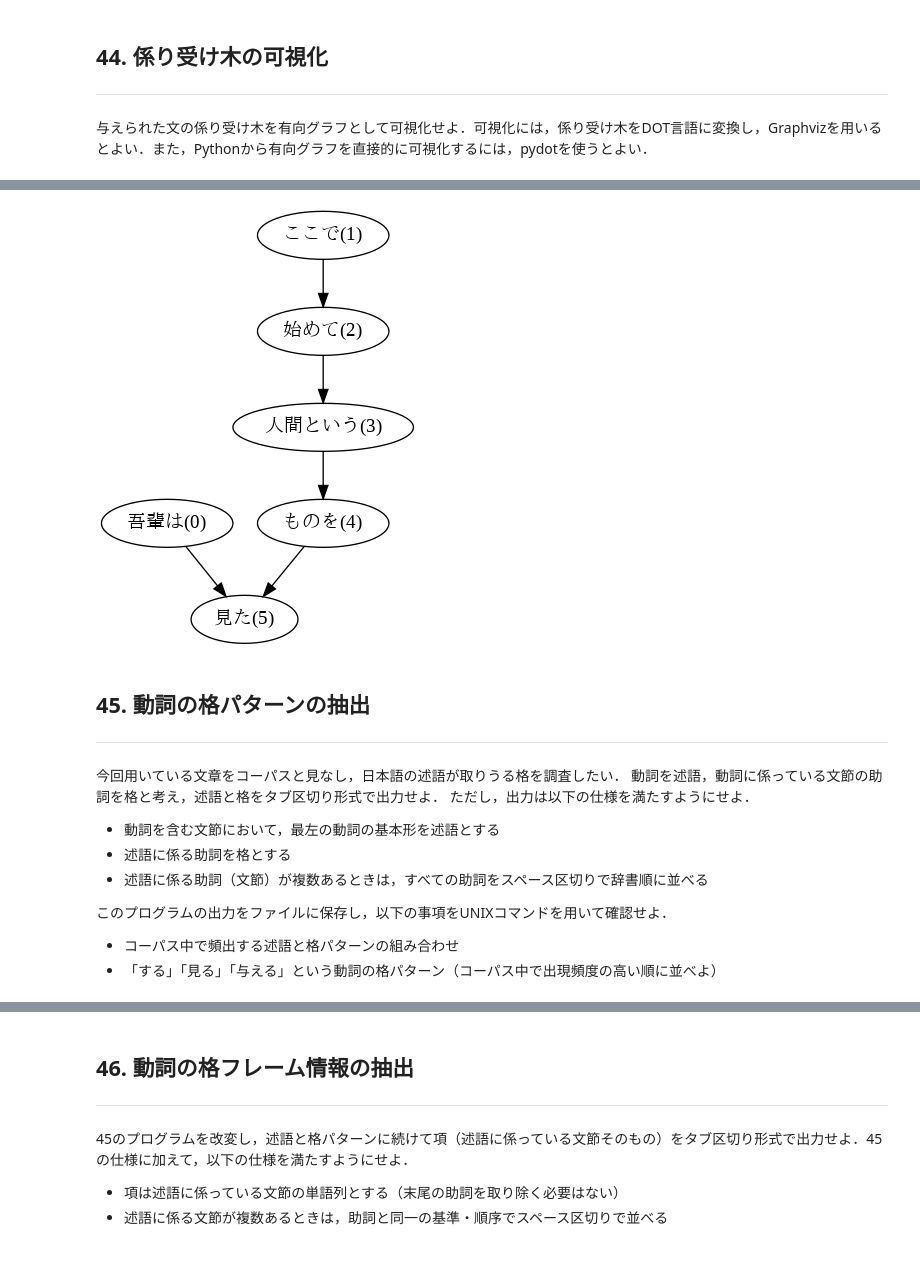
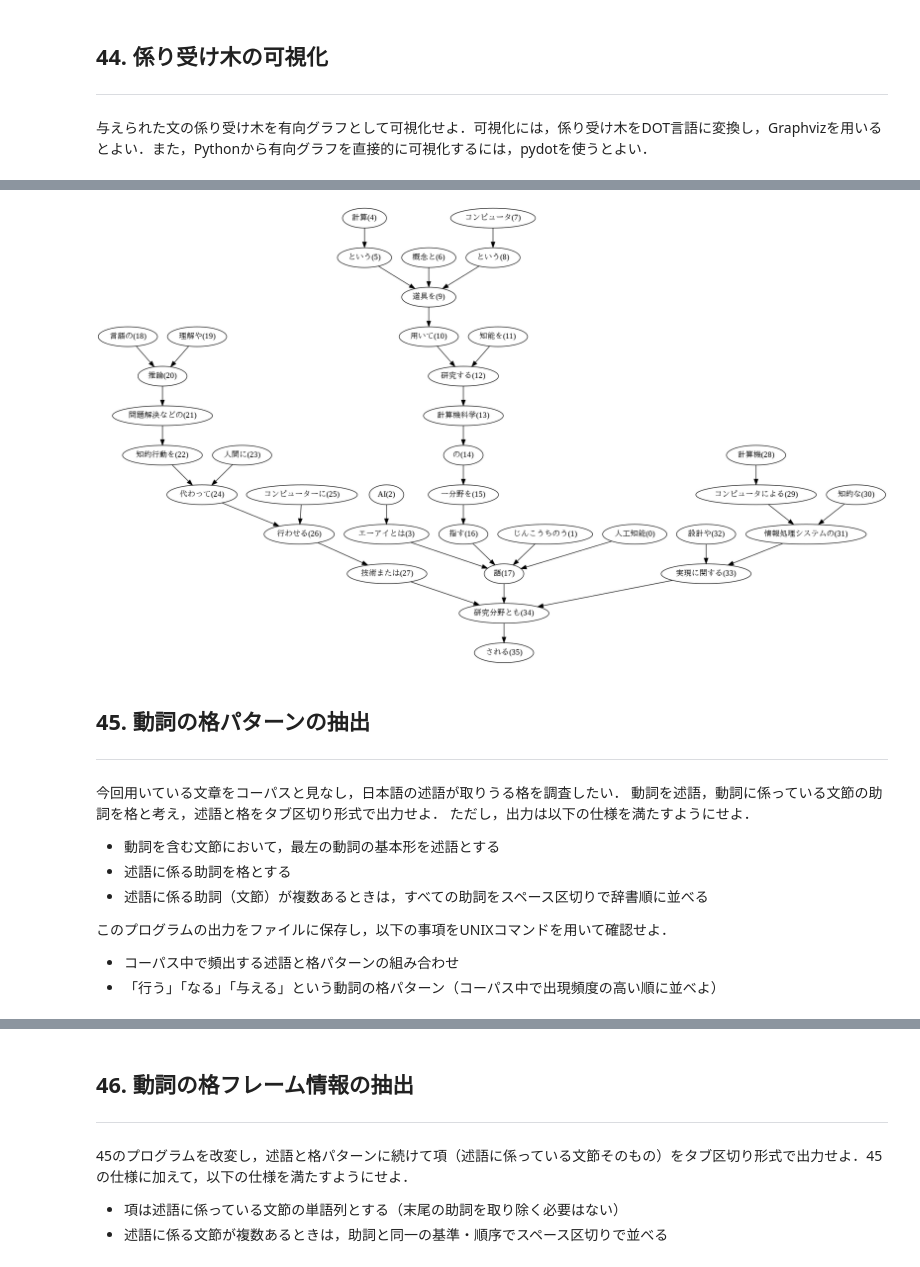
Before and after one commit to yamaru12345/nlp100, a Jupyter notebook: chapter05.ipynb, the cells around one changed output, grey strips where cells are left out. Cells and saved outputs as stored; diff of their text form; code cells hidden in the pictures.

```diff
--- a/chapter05.ipynb
+++ b/chapter05.ipynb
@@ -59,7 +75,7 @@ class Morph:
     self.pos = attr[0]
     self.pos1 = attr[1]
 # %%
-filename = './neko.txt.cabocha'
+filename = './ai.ja.txt.parsed'
 
 sentences = []
 morphs = []
@@ -103,7 +129,7 @@ class Sentence():
       if chunk.dst not in [None, -1]:
         self.chunks[chunk.dst].srcs.append(i)
 # %%
-filename = './neko.txt.cabocha'
+filename = './ai.ja.txt.parsed'
 
 sentences = []
 chunks = []
@@ -125,6 +151,6 @@ with open(filename, mode='r') as f:
       dst = None
 
 # 確認
-for chunk in sentences[7].chunks:
+for chunk in sentences[2].chunks:
   print([morph.surface for morph in chunk.morphs], chunk.dst, chunk.srcs)
 # %% [output]
@@ -139,7 +176,7 @@ for chunk in sentences[7].chunks:
 ***
 係り元の文節と係り先の文節のテキストをタブ区切り形式ですべて抽出せよ．ただし，句読点などの記号は出力しないようにせよ．
 # %%
-sentence = sentences[7]
+sentence = sentences[2]
 for chunk in sentence.chunks:
   if int(chunk.dst) != -1:
     modifier = ''.join([morph.surface if morph.pos != '記号' else '' for morph in chunk.morphs])
@@ -156,7 +205,7 @@ for chunk in sentence.chunks:
 ***
 名詞を含む文節が，動詞を含む文節に係るとき，これらをタブ区切り形式で抽出せよ．ただし，句読点などの記号は出力しないようにせよ．
 # %%
-sentence = sentences[7]
+sentence = sentences[2]
 for chunk in sentence.chunks:
   if int(chunk.dst) != -1:
     modifier = ''.join([morph.surface if morph.pos != '記号' else '' for morph in chunk.morphs])
@@ -185,23 +250,23 @@ fonts-ipafont-gothic is already the newest version (00303-18ubuntu1).
 # %%
 import pydot
 from IPython.display import Image,display_png
 from graphviz import Digraph
 
-sentence = sentences[7]
+sentence = sentences[2]
 edges = []
 for id, chunk in enumerate(sentence.chunks):
   if int(chunk.dst) != -1:
     modifier = ''.join([morph.surface if morph.pos != '記号' else '' for morph in chunk.morphs] + ['(' + str(id) + ')'])
     modifiee = ''.join([morph.surface if morph.pos != '記号' else '' for morph in sentence.chunks[int(chunk.dst)].morphs] + ['(' + str(chunk.dst) + ')'])
     edges.append([modifier, modifiee])
 n = pydot.Node('node')
 n.fontname = 'IPAGothic'
 g = pydot.graph_from_edges(edges, directed=True)
 g.add_node(n)
 g.write_png('./ans44.png')
 display_png(Image('./ans44.png'))
 # %% [output]
-[figure, old version]
+[figure, new version]
 # %% [markdown]
 ## 45. 動詞の格パターンの抽出
 ***
@@ -215,7 +280,7 @@ display_png(Image('./ans44.png'))
 このプログラムの出力をファイルに保存し，以下の事項をUNIXコマンドを用いて確認せよ．
 
 - コーパス中で頻出する述語と格パターンの組み合わせ
-- 「する」「見る」「与える」という動詞の格パターン（コーパス中で出現頻度の高い順に並べよ）
+- 「行う」「なる」「与える」という動詞の格パターン（コーパス中で出現頻度の高い順に並べよ）
 # %%
 with open('./ans45.txt', 'w') as f:
   for sentence in sentences:
```
Also changed, not shown: parts of 22 cells of this notebook.
